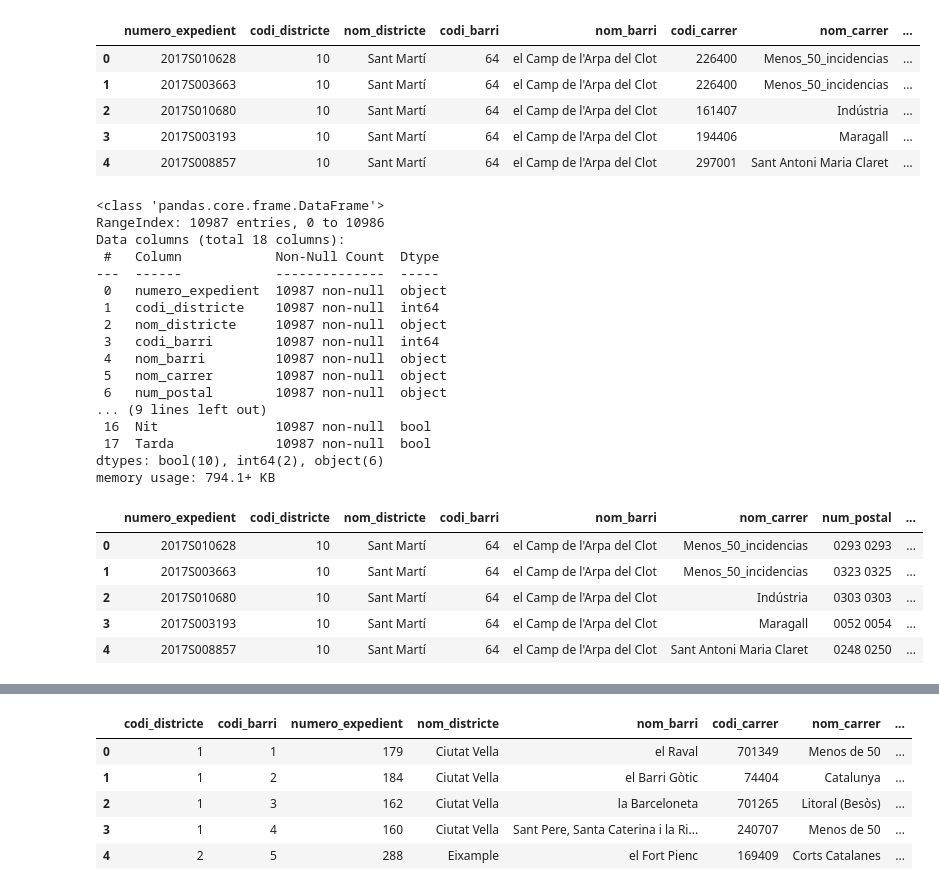
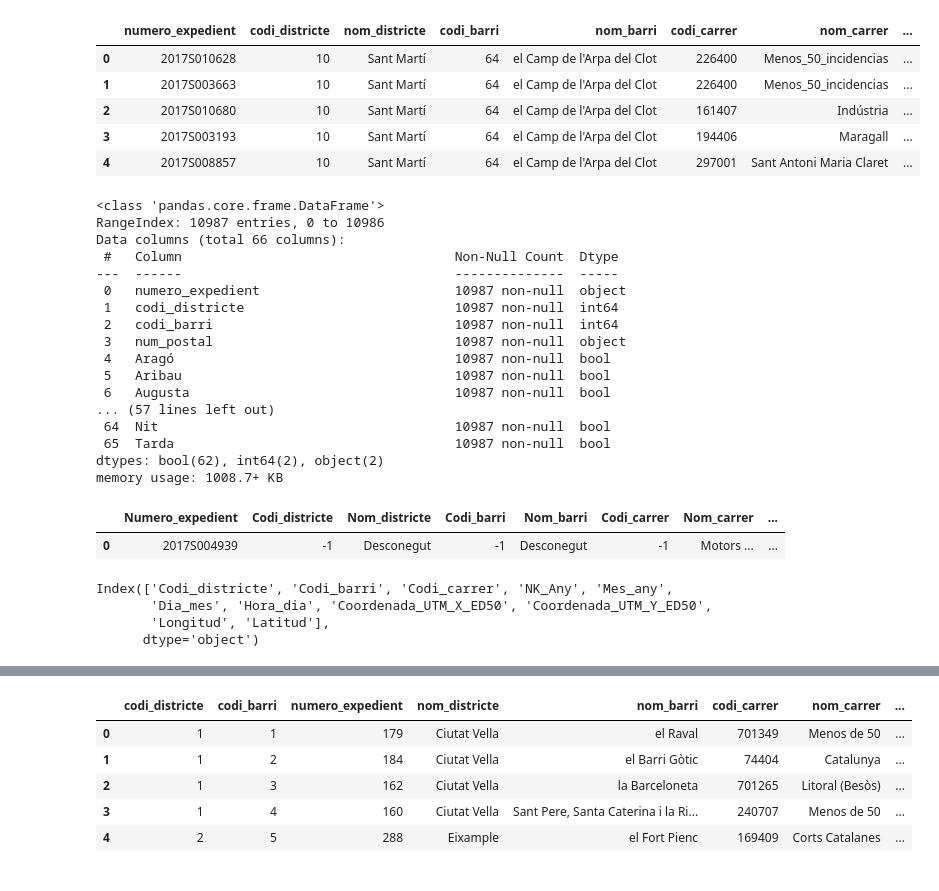
Before and after one commit to Josh1313/hackathon, a Jupyter notebook: accidents.ipynb, the cells around one changed output, grey strips where cells are left out. Cells and saved outputs as stored; diff of their text form; code cells hidden in the pictures.

```diff
--- a/accidents.ipynb
+++ b/accidents.ipynb
@@ -128,3 +128,5 @@ Coordenada_UTM_Y_ED50         0
 Longitud                      0
 Latitud                       0
 dtype: int64
+# %%
+df.dropna(subset=Num_postal, inplace=True)
@@ -285,40 +289,36 @@ df.head(5)
 | 4 | 2017S008857 | 10 | Sant Martí | 64 | el Camp de l'Arpa del Clot | 297001 | Sant Antoni Maria Claret | ... |
 # %%
 # Lista de las columnas a borrar
-columnas_a_borrar = ['codi_carrer','latitud', 'longitud', 'coordenada_utm_y_ed50', 'coordenada_utm_x_ed50', 'hora_dia', 'dia_mes', 'nom_mes', 'mes_any', 'nk_any']
+columnas_a_borrar = [ 'nom_barri','nom_districte','codi_carrer','latitud', 'longitud', 'coordenada_utm_y_ed50', 'coordenada_utm_x_ed50', 'hora_dia', 'dia_mes', 'nom_mes', 'mes_any', 'nk_any']
 # Borra las columnas
 df = df.drop(columns=columnas_a_borrar)
 # %%
-df = pd.get_dummies(df, columns=['descripcio_dia_setmana', 'descripcio_causa_conductor'], prefix='', prefix_sep='')
+df = pd.get_dummies(df, columns=['nom_carrer','descripcio_torn','descripcio_dia_setmana', 'descripcio_causa_conductor'], prefix='', prefix_sep='')
 # %%
 df.info()
 # %% [output]
 <class 'pandas.core.frame.DataFrame'>
 RangeIndex: 10987 entries, 0 to 10986
-Data columns (total 18 columns):
- #   Column            Non-Null Count  Dtype
----  ------            --------------  -----
- 0   numero_expedient  10987 non-null  object
- 1   codi_districte    10987 non-null  int64
- 2   nom_districte     10987 non-null  object
- 3   codi_barri        10987 non-null  int64
- 4   nom_barri         10987 non-null  object
- 5   nom_carrer        10987 non-null  object
- 6   num_postal        10987 non-null  object
-... (9 lines left out)
- 16  Nit               10987 non-null  bool
- 17  Tarda             10987 non-null  bool
-dtypes: bool(10), int64(2), object(6)
-memory usage: 794.1+ KB
+Data columns (total 66 columns):
+ #   Column                                   Non-Null Count  Dtype
+---  ------                                   --------------  -----
+ 0   numero_expedient                         10987 non-null  object
+ 1   codi_districte                           10987 non-null  int64
+ 2   codi_barri                               10987 non-null  int64
+ 3   num_postal                               10987 non-null  object
+ 4   Aragó                                    10987 non-null  bool
+ 5   Aribau                                   10987 non-null  bool
+ 6   Augusta                                  10987 non-null  bool
+... (57 lines left out)
+ 64  Nit                                      10987 non-null  bool
+ 65  Tarda                                    10987 non-null  bool
+dtypes: bool(62), int64(2), object(2)
+memory usage: 1008.7+ KB
 # %%
 columnas_binarias = ['Dijous','Dilluns','Dimarts', 'Dimecres', 'Dissabte', 'Diumenge', 'Divendres','Matí', 'Nit', 'Tarda']
 df[columnas_binarias] = df[columnas_binarias].astype(int)
 # %%
-df.head()
+df.head(1)
 # %% [output]
-|  | numero_expedient | codi_districte | nom_districte | codi_barri | nom_barri | nom_carrer | num_postal | ... |
-| 0 | 2017S010628 | 10 | Sant Martí | 64 | el Camp de l'Arpa del Clot | Menos_50_incidencias | 0293 0293 | ... |
-| 1 | 2017S003663 | 10 | Sant Martí | 64 | el Camp de l'Arpa del Clot | Menos_50_incidencias | 0323 0325 | ... |
-| 2 | 2017S010680 | 10 | Sant Martí | 64 | el Camp de l'Arpa del Clot | Indústria | 0303 0303 | ... |
-| 3 | 2017S003193 | 10 | Sant Martí | 64 | el Camp de l'Arpa del Clot | Maragall | 0052 0054 | ... |
-| 4 | 2017S008857 | 10 | Sant Martí | 64 | el Camp de l'Arpa del Clot | Sant Antoni Maria Claret | 0248 0250 | ... |
+|  | Numero_expedient | Codi_districte | Nom_districte | Codi_barri | Nom_barri | Codi_carrer | Nom_carrer | ... |
+| 0 | 2017S004939 | -1 | Desconegut | -1 | Desconegut | -1 | Motors ... | ... |
@@ -324,0 +329,7 @@ df.head()
+# %%
+numeric_cols
+# %% [output]
+Index(['Codi_districte', 'Codi_barri', 'Codi_carrer', 'NK_Any', 'Mes_any',
+       'Dia_mes', 'Hora_dia', 'Coordenada_UTM_X_ED50', 'Coordenada_UTM_Y_ED50',
+       'Longitud', 'Latitud'],
+      dtype='object')
```
Also changed, not shown: parts of 3 cells of this notebook.
